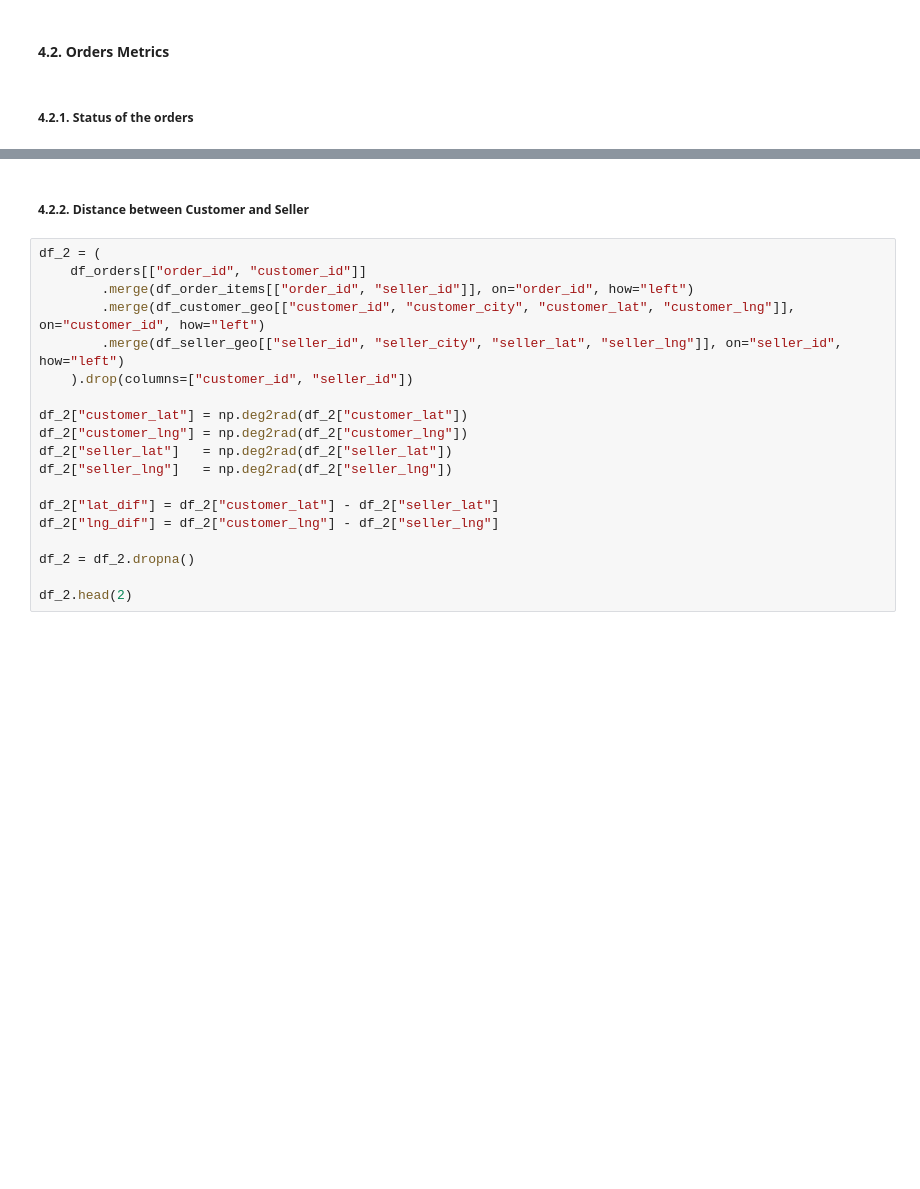
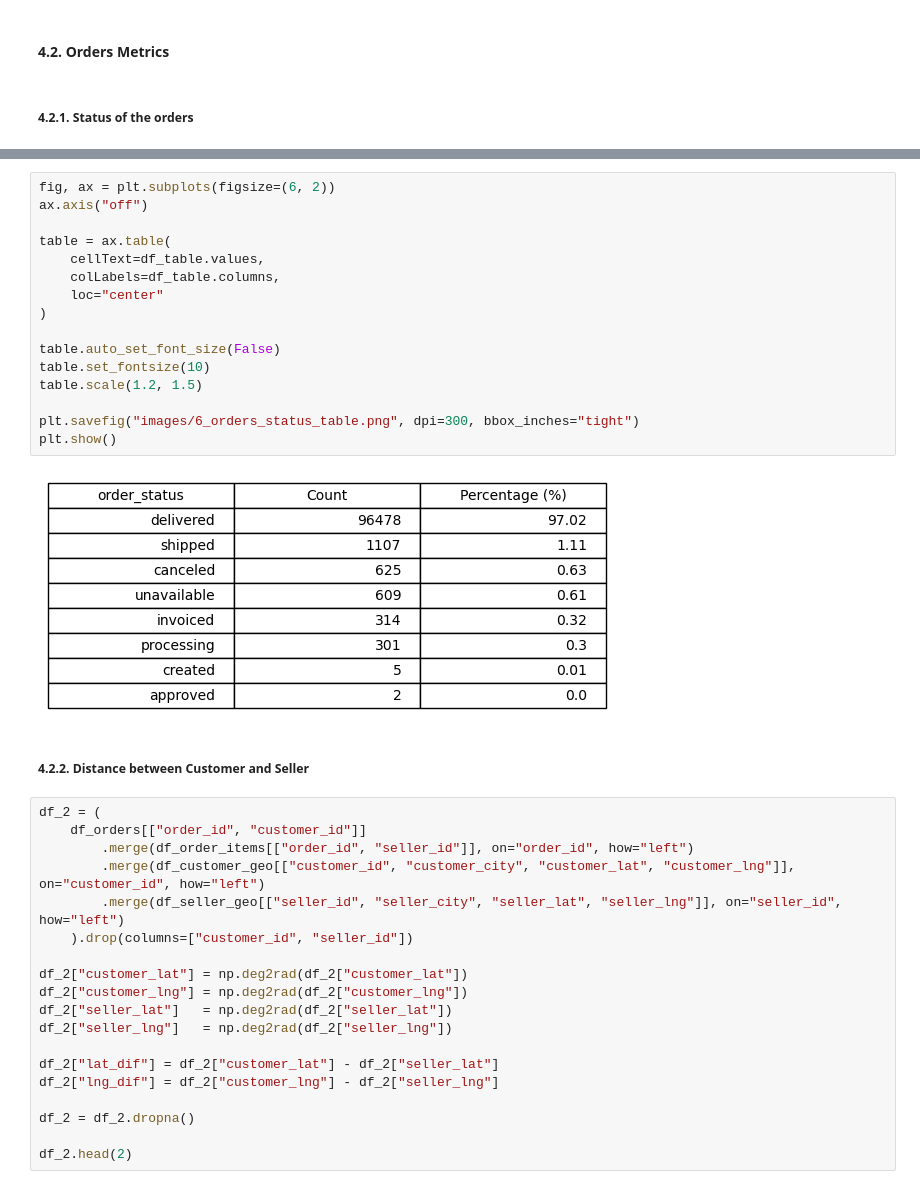
Before and after one commit to bruno-lima98/portfolio-olist-brazilian-ecommerce, a Jupyter notebook: main.ipynb, the cells around one changed output, grey strips where cells are left out. Saved outputs shown, nothing was run; the diff lists cells and outputs as text; blank space fills up the shorter version.

```diff
--- a/main.ipynb
+++ b/main.ipynb
@@ -511,6 +525,24 @@ pd.concat([df_1["order_status"].value_counts(),round(df_1["order_status"].value_
 | 5 | processing | 301 | 0.30 |
 | 6 | created | 5 | 0.01 |
 | 7 | approved | 2 | 0.00 |
+# %%
+fig, ax = plt.subplots(figsize=(6, 2))
+ax.axis("off")
+
+table = ax.table(
+    cellText=df_table.values,
+    colLabels=df_table.columns,
+    loc="center"
+)
+
+table.auto_set_font_size(False)
+table.set_fontsize(10)
+table.scale(1.2, 1.5)
+
+plt.savefig("images/6_orders_status_table.png", dpi=300, bbox_inches="tight")
+plt.show()
+# %% [output]
+[figure, added]
 # %% [markdown]
 ##### 4.2.2. Distance between Customer and Seller
 # %%
```
Also changed, not shown: parts of 15 cells of this notebook, 7 other files.
